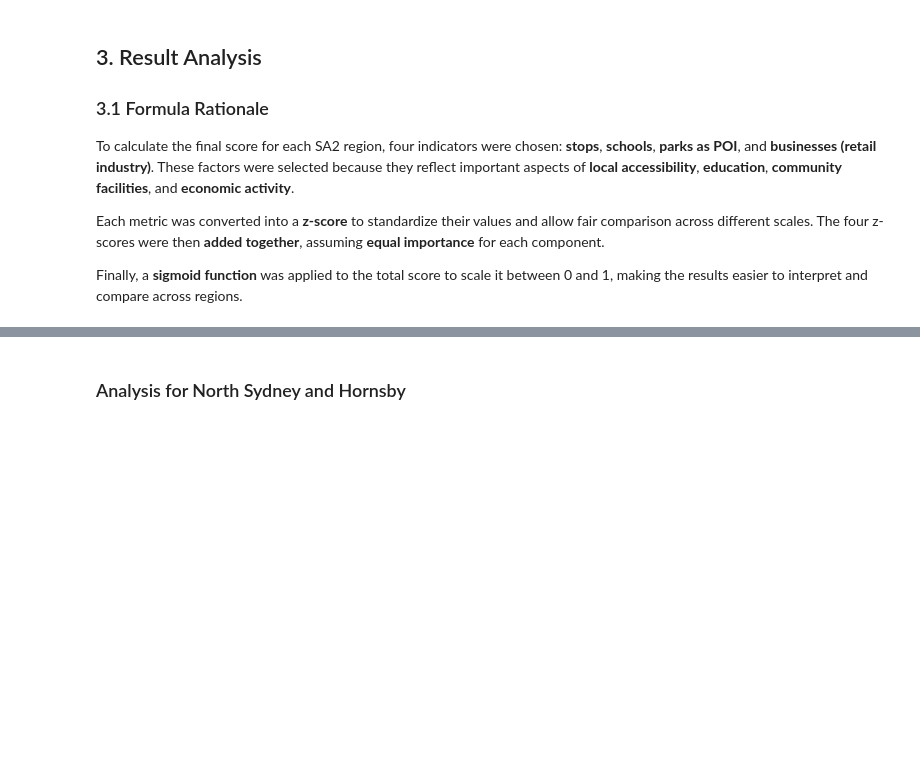
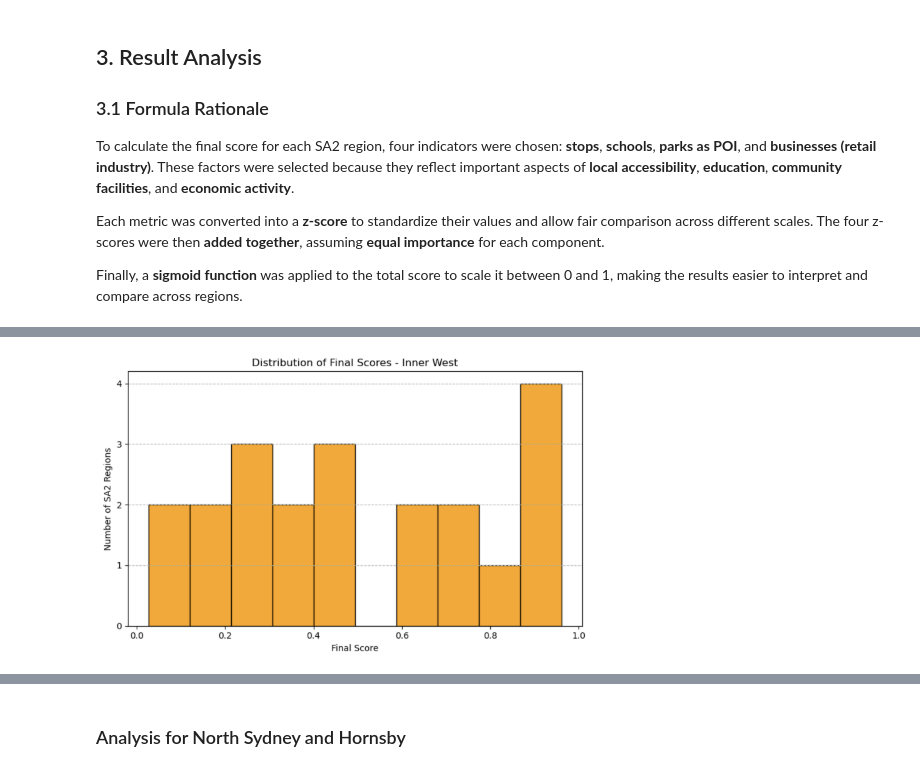
Before and after one commit to Katherine-Kong/DATA2001-A, a Jupyter notebook: new_report.ipynb, the cells around one changed output, grey strips where cells are left out. Drawn from its saved outputs; the diff is of its cells as text; code cells hidden in the pictures; blank space fills up the shorter version.

```diff
--- a/new_report.ipynb
+++ b/new_report.ipynb
@@ -71,0 +57,5 @@ The correlation values show how each metric influences the final score. In Inner
+# %%
+from IPython.display import Image, display
+display(Image(filename="Graphs/K_bar.png", width=500))
+# %% [output]
+[figure, added]
```
Also changed, not shown: parts of 13 cells of this notebook, 1 other file.
